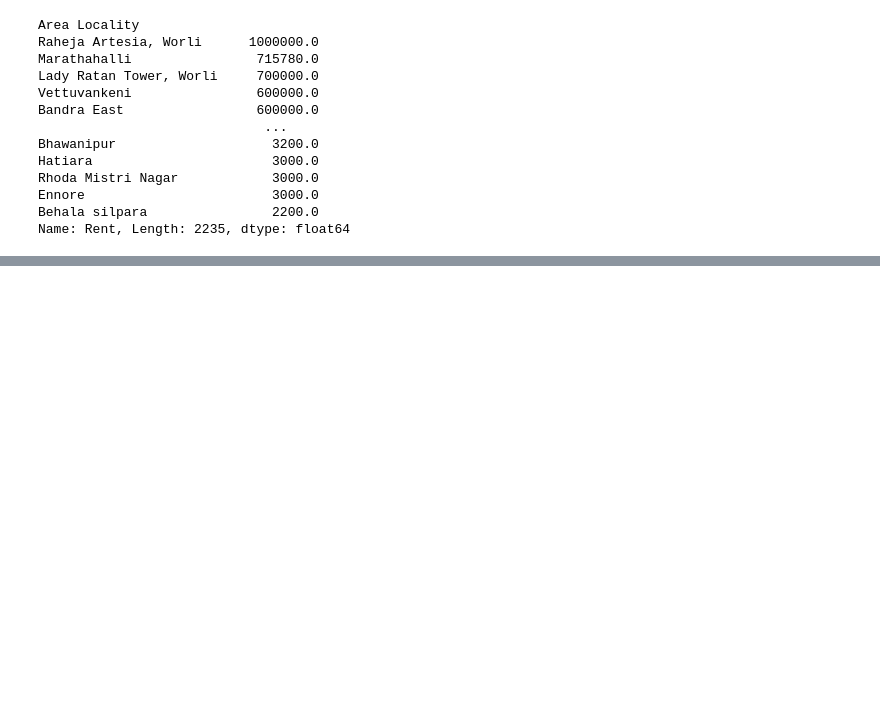
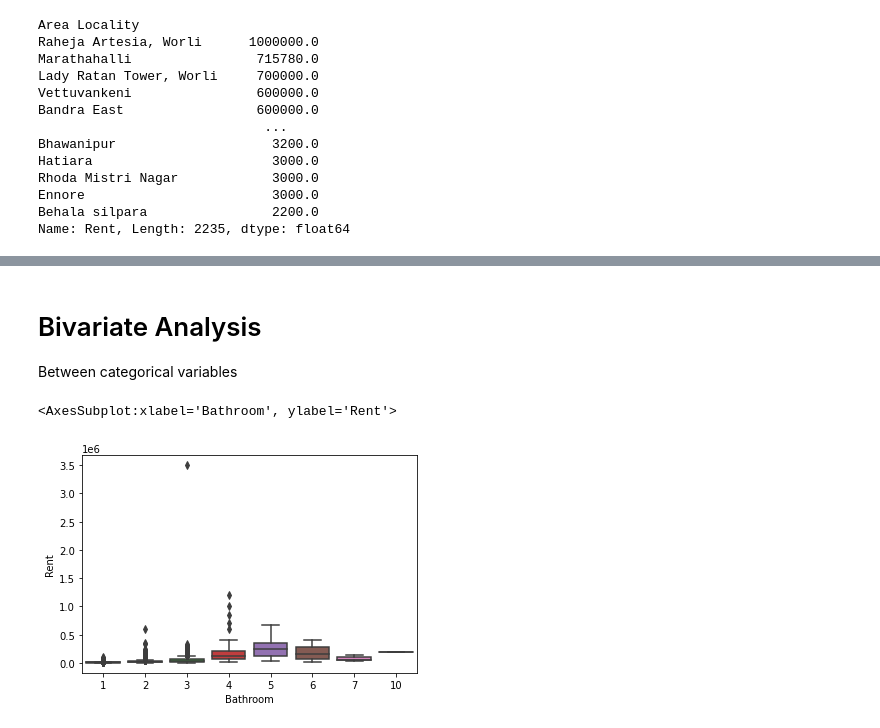
Before and after one commit to silvererudite/30-for-30-ml-projects, a Jupyter notebook: visualizations/house-rent-in-depth-eda.ipynb, the cells around one changed output, grey strips where cells are left out. Saved outputs shown, nothing was run; the diff lists cells and outputs as text; code cells hidden in the pictures; blank space fills up the shorter version.

```diff
--- a/visualizations/house-rent-in-depth-eda.ipynb
+++ b/visualizations/house-rent-in-depth-eda.ipynb
@@ -142,0 +138,8 @@ Name: BHK, dtype: int64
+# %% [markdown]
+# Bivariate Analysis
+Between categorical variables
+# %%
+sns.boxplot(df['Bathroom'], df['Rent'], data=df)
+# %% [output]
+<AxesSubplot:xlabel='Bathroom', ylabel='Rent'>
+[figure, added]
```
Also changed, not shown: parts of 8 cells of this notebook.
